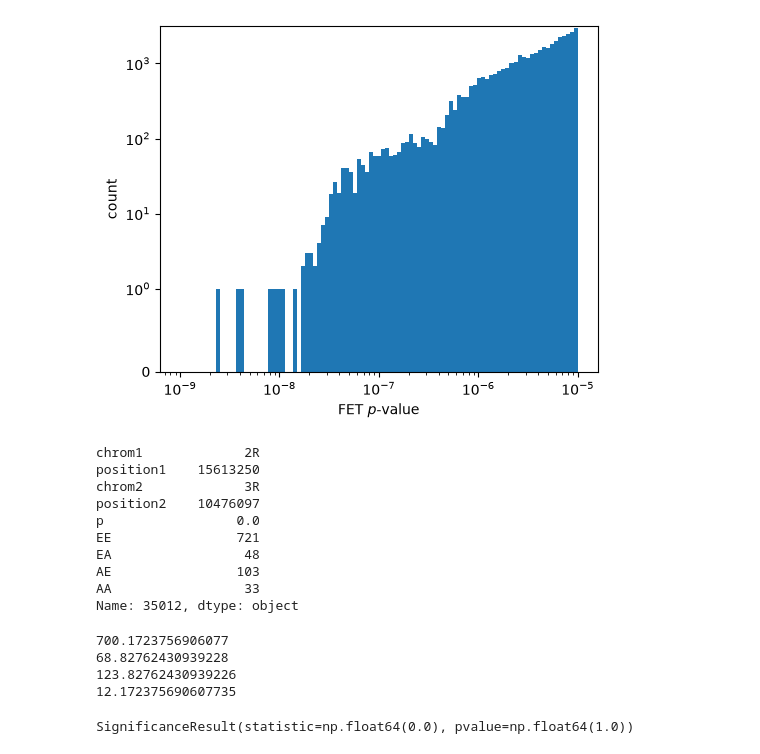
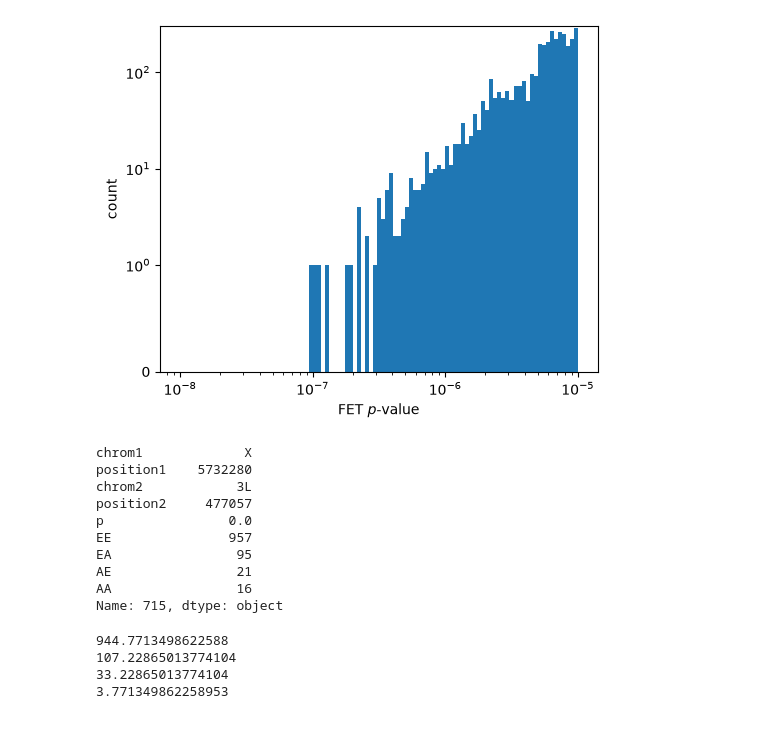
Before and after one commit to nwcol/DGRP_ancestry_disequilibrium, a Jupyter notebook: workflow/notebooks/association_analysis.ipynb, the cells around one changed output. Saved outputs shown, nothing was run; the diff lists cells and outputs as text; code cells hidden in the pictures.

```diff
--- a/workflow/notebooks/association_analysis.ipynb
+++ b/workflow/notebooks/association_analysis.ipynb
@@ -32,36 +17,36 @@ plt.savefig("../../figures/FET_p_values_unlinked_discard_last_bin.png", dpi=244)
 # %%
-df = pandas.read_csv("../../results_1kb_spacing/FET_pvals/sites_unlinked.tsv", sep="\\s+",
+df = pandas.read_csv("../../results/FET_pvals/sig_sites.tsv", sep="\\s+",
                     names=["chrom1", "position1", "chrom2", "position2", "p", "EE", "EA", "AE", "AA"])
 ps = np.array(df["p"])
 # %%
-bins = np.logspace(-9, -5, 100)
+bins = np.logspace(-8, -5, 100)
 fig, ax = plt.subplots(1, 1, figsize=(5, 4), layout="constrained")
 ax.hist(ps, bins=bins)
 ax.set_xscale("log")
 ax.set_yscale("symlog", linthresh=1)
 ax.set_ylabel("count")
 ax.set_xlabel("FET $p$-value")
 plt.savefig("../../figures/FET_small_p_values_unlinked.png", dpi=244)
 # %% [output]
-[figure, old version]
+[figure, new version]
 # %%
 print(df.iloc[np.argmin(ps)])
 # %% [output]
-chrom1             2R
-position1    15613250
-chrom2             3R
-position2    10476097
-p                 0.0
-EE                721
-EA                 48
-AE                103
-AA                 33
-Name: 35012, dtype: object
+chrom1             X
+position1    5732280
+chrom2            3L
+position2     477057
+p                0.0
+EE               957
+EA                95
+AE                21
+AA                16
+Name: 715, dtype: object
 # %%
-EE = 721
-EA = 48
-AE = 103
-AA = 33
+EE = 957
+EA = 95
+AE = 21
+AA = 16
 N = EE + EA + AE + AA
 A1 = (AE + AA) / N
 A2 = (AA + EA) / N
@@ -72,11 +57,7 @@ print(E1 * A2 * N)
 print(A1 * E2 * N)
 print(A1 * A2 * N)
 # %% [output]
-700.1723756906077
-68.82762430939228
-123.82762430939226
-12.172375690607735
+944.7713498622588
+107.22865013774104
+33.22865013774104
+3.771349862258953
-# %%
-scipy.stats.fisher_exact([[0, 10], [10, 980]], alternative="greater")
-# %% [output]
-SignificanceResult(statistic=np.float64(0.0), pvalue=np.float64(1.0))
```
Also changed, not shown: parts of 4 cells of this notebook, 27 other files.
